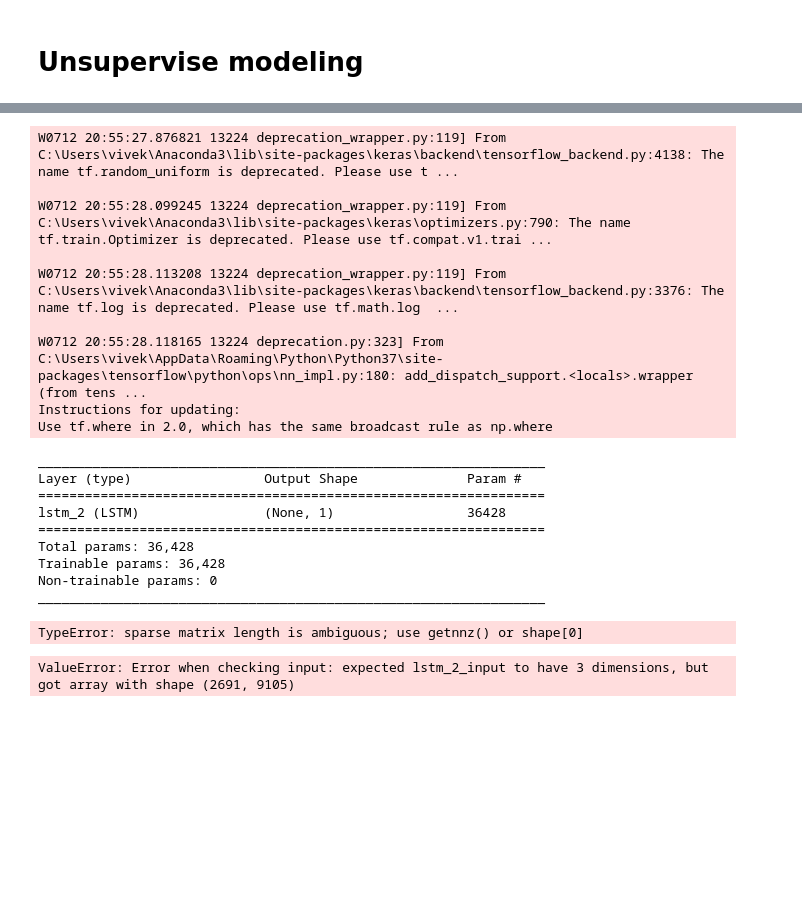
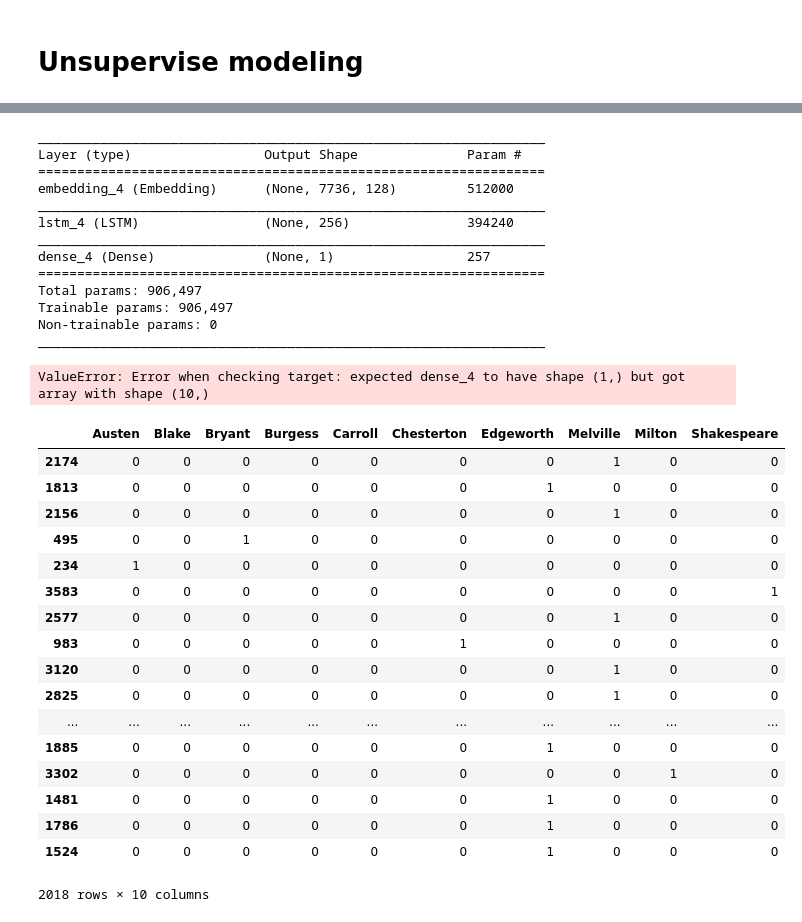
Before and after one commit to vivekpadia70/thinkful-data-science, a Jupyter notebook: Unit 4 Capstone 4.5.1.ipynb, the cells around one changed output, grey strips where cells are left out. Drawn from its saved outputs; the diff is of its cells as text; code cells hidden in the pictures; blank space fills up the shorter version.

```diff
--- a/Unit 4 Capstone 4.5.1.ipynb
+++ b/Unit 4 Capstone 4.5.1.ipynb
@@ -206,12 +194,11 @@ X_train, X_test, Y_train, Y_test = train_test_split(X, Y)
 # %%
 tfidf_vectorizer = TfidfVectorizer()
 X_tfidf = tfidf_vectorizer.fit_transform(X_train)
-
-X_train_tfidf, X_test_tfidf, Y_train, Y_test = train_test_split(X_tfidf, Y)
+X_train_tfidf, X_test_tfidf, y_train, y_test = train_test_split(X_tfidf, Y_train)
 
 count_vectorizer = CountVectorizer()
 X_count = count_vectorizer.fit_transform(X_train)
-X_train_count, X_test_count, Y_train, Y_test = train_test_split(X_count, Y)
+X_train_count, X_test_count, y_train, y_test = train_test_split(X_count, Y_train)
 # %% [markdown]
 # Supervised Modeling
 
@@ -280,32 +279,48 @@ Best model from supervised learning is Logistic Regression with accuracy of 95%
 # %%
 model = Sequential()
-model.add(LSTM((1), input_shape=(X_train_count.shape[0], X_train_count.shape[1]), return_sequences=False))
+model.add(Embedding(4000, 128,input_length = X_train.shape[1], dropout=0.2))
+model.add(LSTM(256, dropout_U=0.2, dropout_W=0.2, return_sequences=False))
+model.add(Dense(1, activation='softmax'))
 model.compile(loss='binary_crossentropy', optimizer='adam', metrics=['accuracy'])
 model.summary()
 # %% [output]
-W0712 20:55:27.876821 13224 deprecation_wrapper.py:119] From C:\Users\vivek\Anaconda3\lib\site-packages\keras\backend\tensorflow_backend.py:4138: The name tf.random_uniform is deprecated. Please use t ...
-
-W0712 20:55:28.099245 13224 deprecation_wrapper.py:119] From C:\Users\vivek\Anaconda3\lib\site-packages\keras\optimizers.py:790: The name tf.train.Optimizer is deprecated. Please use tf.compat.v1.trai ...
-
-W0712 20:55:28.113208 13224 deprecation_wrapper.py:119] From C:\Users\vivek\Anaconda3\lib\site-packages\keras\backend\tensorflow_backend.py:3376: The name tf.log is deprecated. Please use tf.math.log  ...
-
-W0712 20:55:28.118165 13224 deprecation.py:323] From C:\Users\vivek\AppData\Roaming\Python\Python37\site-packages\tensorflow\python\ops\nn_impl.py:180: add_dispatch_support.<locals>.wrapper (from tens ...
-Instructions for updating:
-Use tf.where in 2.0, which has the same broadcast rule as np.where
+_________________________________________________________________
+Layer (type)                 Output Shape              Param #
+=================================================================
+embedding_4 (Embedding)      (None, 7736, 128)         512000
+_________________________________________________________________
+lstm_4 (LSTM)                (None, 256)               394240
+_________________________________________________________________
+dense_4 (Dense)              (None, 1)                 257
+=================================================================
+Total params: 906,497
+Trainable params: 906,497
+Non-trainable params: 0
+_________________________________________________________________
-_________________________________________________________________
-Layer (type)                 Output Shape              Param #
-=================================================================
-lstm_2 (LSTM)                (None, 1)                 36428
-=================================================================
-Total params: 36,428
-Trainable params: 36,428
-Non-trainable params: 0
-_________________________________________________________________
-# %%
-X_train_count = pad_sequences(X_train_count, dtype="float32")
-# %% [output]
-TypeError: sparse matrix length is ambiguous; use getnnz() or shape[0]
+# %%
+y_train = pd.get_dummies(y_train)
 # %%
-history = model.fit(X_train_count, Y_train, epochs=50, batch_size=50, validation_data=(X_test_count, Y_test))
+history = model.fit(X_train, y_train, epochs=50, batch_size=50, validation_data=(X_test_count, y_test))
 # %% [output]
-ValueError: Error when checking input: expected lstm_2_input to have 3 dimensions, but got array with shape (2691, 9105)
+ValueError: Error when checking target: expected dense_4 to have shape (1,) but got array with shape (10,)
+# %%
+y_train
+# %% [output]
+|  | Austen | Blake | Bryant | Burgess | Carroll | Chesterton | Edgeworth | Melville | Milton | Shakespeare |
+| 2174 | 0 | 0 | 0 | 0 | 0 | 0 | 0 | 1 | 0 | 0 |
+| 1813 | 0 | 0 | 0 | 0 | 0 | 0 | 1 | 0 | 0 | 0 |
+| 2156 | 0 | 0 | 0 | 0 | 0 | 0 | 0 | 1 | 0 | 0 |
+| 495 | 0 | 0 | 1 | 0 | 0 | 0 | 0 | 0 | 0 | 0 |
+| 234 | 1 | 0 | 0 | 0 | 0 | 0 | 0 | 0 | 0 | 0 |
+| 3583 | 0 | 0 | 0 | 0 | 0 | 0 | 0 | 0 | 0 | 1 |
+| 2577 | 0 | 0 | 0 | 0 | 0 | 0 | 0 | 1 | 0 | 0 |
+| 983 | 0 | 0 | 0 | 0 | 0 | 1 | 0 | 0 | 0 | 0 |
+| 3120 | 0 | 0 | 0 | 0 | 0 | 0 | 0 | 1 | 0 | 0 |
+| 2825 | 0 | 0 | 0 | 0 | 0 | 0 | 0 | 1 | 0 | 0 |
+| ... | ... | ... | ... | ... | ... | ... | ... | ... | ... | ... |
+| 1885 | 0 | 0 | 0 | 0 | 0 | 0 | 1 | 0 | 0 | 0 |
+| 3302 | 0 | 0 | 0 | 0 | 0 | 0 | 0 | 0 | 1 | 0 |
+| 1481 | 0 | 0 | 0 | 0 | 0 | 0 | 1 | 0 | 0 | 0 |
+| 1786 | 0 | 0 | 0 | 0 | 0 | 0 | 1 | 0 | 0 | 0 |
+| 1524 | 0 | 0 | 0 | 0 | 0 | 0 | 1 | 0 | 0 | 0 |
+2018 rows × 10 columns
```
Also changed, not shown: parts of 6 cells of this notebook.
